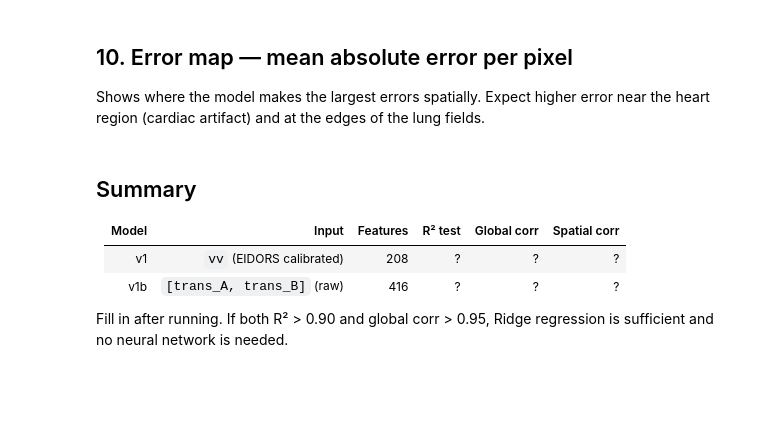
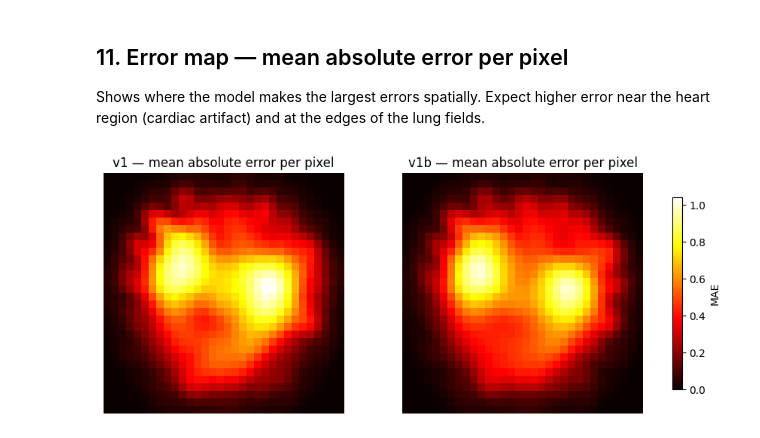
Before and after one commit to Kernel236/fastEIT, a Jupyter notebook: notebooks/04_ml_reconstruction.ipynb, the cells around one changed output. Saved outputs shown, nothing was run; the diff lists cells and outputs as text; code cells hidden in the pictures; blank space fills up the shorter version.

```diff
--- a/notebooks/04_ml_reconstruction.ipynb
+++ b/notebooks/04_ml_reconstruction.ipynb
@@ -174,0 +277,11 @@ consistently reproduces the spatial pattern across all frames.
+# %%
+model_v1 = RidgeReconstructor(alpha=ALPHA_V1).fit(X_train_s, Y_train)
+
+r2_train = model_v1.score(X_train_s, Y_train)
+r2_test = model_v1.score(X_test_s, Y_test)
+
+print(f"v1 (vv, 208 features)")
+print(f"  alpha:    {ALPHA_V1:g}")
+print(f"  R² train: {r2_train:.4f}")
+print(f"  R² test:  {r2_test:.4f}")
+print(f"  Weights:  {model_v1.coef_.shape}")
@@ -174,0 +296,11 @@ consistently reproduces the spatial pattern across all frames.
+# %%
+model_v1b = RidgeReconstructor(alpha=ALPHA_V1B).fit(X_train_416_s, Y_train)
+
+r2_train_b = model_v1b.score(X_train_416_s, Y_train)
+r2_test_b = model_v1b.score(X_test_416_s, Y_test)
+
+print(f'v1b (trans_A + trans_B, 416 features)')
+print(f'  alpha:    {ALPHA_V1B:g}')
+print(f'  R² train: {r2_train_b:.4f}')
+print(f'  R² test:  {r2_test_b:.4f}')
+print(f'  Weights:  {model_v1b.coef_.shape}')
@@ -174,0 +315,11 @@ consistently reproduces the spatial pattern across all frames.
+# %%
+Y_pred_v1 = model_v1.predict(X_test_s)
+Y_pred_v1b = model_v1b.predict(X_test_416_s)
+
+m_v1 = summary_metrics(Y_test, Y_pred_v1)
+m_v1b = summary_metrics(Y_test, Y_pred_v1b)
+
+print(f"{'Metric':<25s} {'v1 (208)':>10s} {'v1b (416)':>10s}")
+print("-" * 47)
+for key in m_v1:
+    print(f"{key:<25s} {m_v1[key]:>10.4f} {m_v1b[key]:>10.4f}")
@@ -206,34 +447,26 @@ plt.show()
 # %% [markdown]
-## 10. Error map — mean absolute error per pixel
+## 11. Error map — mean absolute error per pixel
 
 Shows where the model makes the largest errors spatially.
 Expect higher error near the heart region (cardiac artifact)
 and at the edges of the lung fields.
 # %%
-mae_map_v1 = np.abs(Y_test - Y_pred_v1).mean(axis=0).reshape(32, 32)
-mae_map_v1b = np.abs(Y_test - Y_pred_v1b).mean(axis=0).reshape(32, 32)
+mae_map_v1 = error_map(Y_test, Y_pred_v1)
+mae_map_v1b = error_map(Y_test, Y_pred_v1b)
 
 vmax_err = max(mae_map_v1.max(), mae_map_v1b.max())
 
 fig, axes = plt.subplots(1, 2, figsize=(9, 3.5), layout="constrained")
 
 im0 = axes[0].imshow(mae_map_v1, cmap="hot", vmin=0, vmax=vmax_err, origin="lower")
 axes[0].set_title("v1 — mean absolute error per pixel")
 axes[0].axis("off")
 
 im1 = axes[1].imshow(mae_map_v1b, cmap="hot", vmin=0, vmax=vmax_err, origin="lower")
 axes[1].set_title("v1b — mean absolute error per pixel")
 axes[1].axis("off")
 
 fig.colorbar(im1, ax=axes, shrink=0.8, label="MAE")
 plt.show()
+# %% [output]
+[figure, added]
-# %% [markdown]
-## Summary
-
-| Model | Input | Features | R² test | Global corr | Spatial corr |
-|-------|-------|----------|---------|-------------|-------------|
-| v1 | `vv` (EIDORS calibrated) | 208 | ? | ? | ? |
-| v1b | `[trans_A, trans_B]` (raw) | 416 | ? | ? | ? |
-
-Fill in after running. If both R² > 0.90 and global corr > 0.95,
-Ridge regression is sufficient and no neural network is needed.
```
Also changed, not shown: parts of 44 cells of this notebook.
